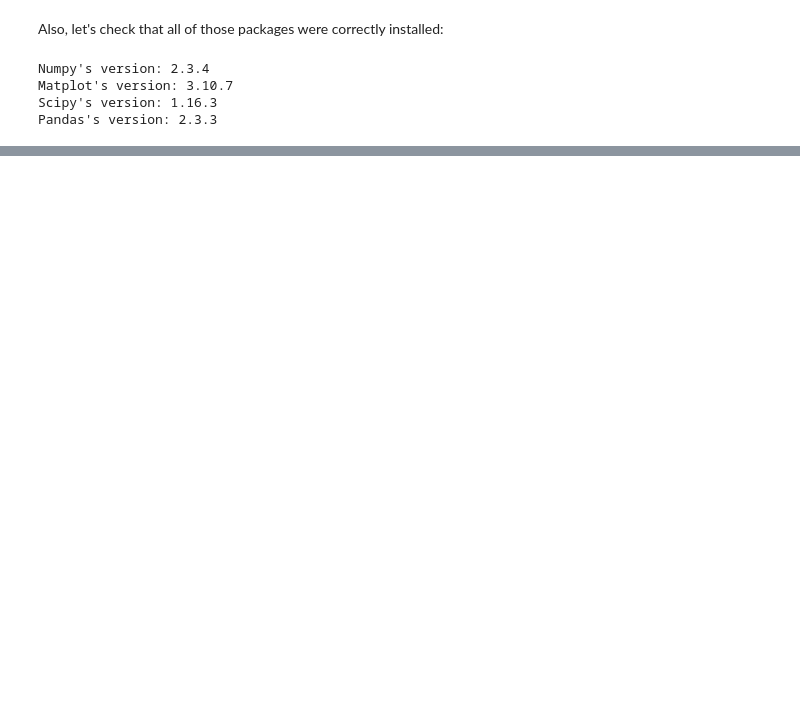
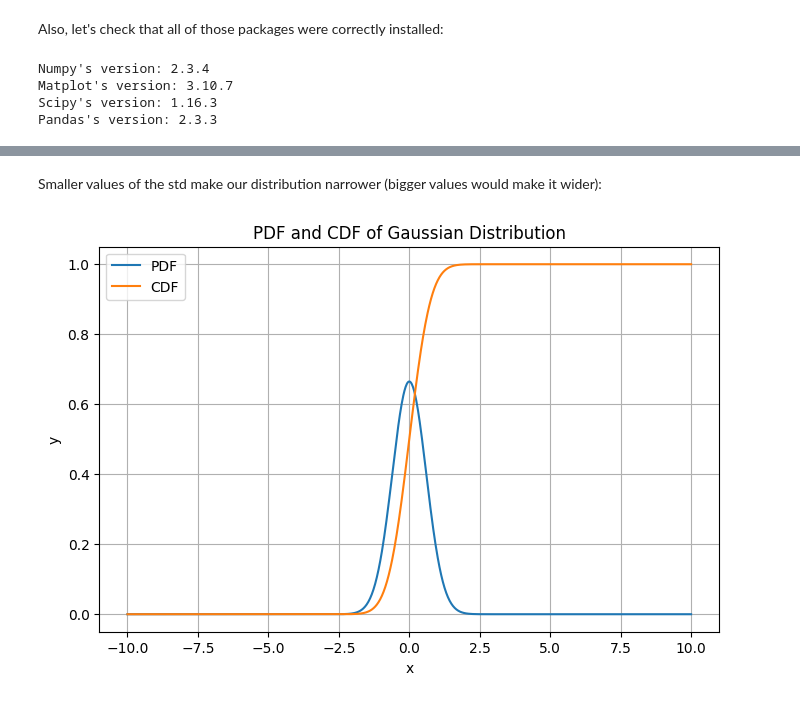
Before and after one commit to g1nj0L/AAQL_2025, a Jupyter notebook: problemes/problem_0.ipynb, the cells around one changed output, grey strips where cells are left out. Saved outputs shown, nothing was run; the diff lists cells and outputs as text; code cells hidden in the pictures; blank space fills up the shorter version.

```diff
--- a/problemes/problem_0.ipynb
+++ b/problemes/problem_0.ipynb
@@ -69,0 +85,8 @@ plot_normal_pdf_cdf(mu=0, sigma=1)
+# %% [markdown]
+Smaller values of the std make our distribution narrower (bigger values would make it wider):
+# %%
+# mean = 0, std = 0.6
+
+plot_gaussian_pdf_cdf(mu=0, sigma=0.6)
+# %% [output]
+[figure, added]
```
Also changed, not shown: parts of 23 cells of this notebook.
